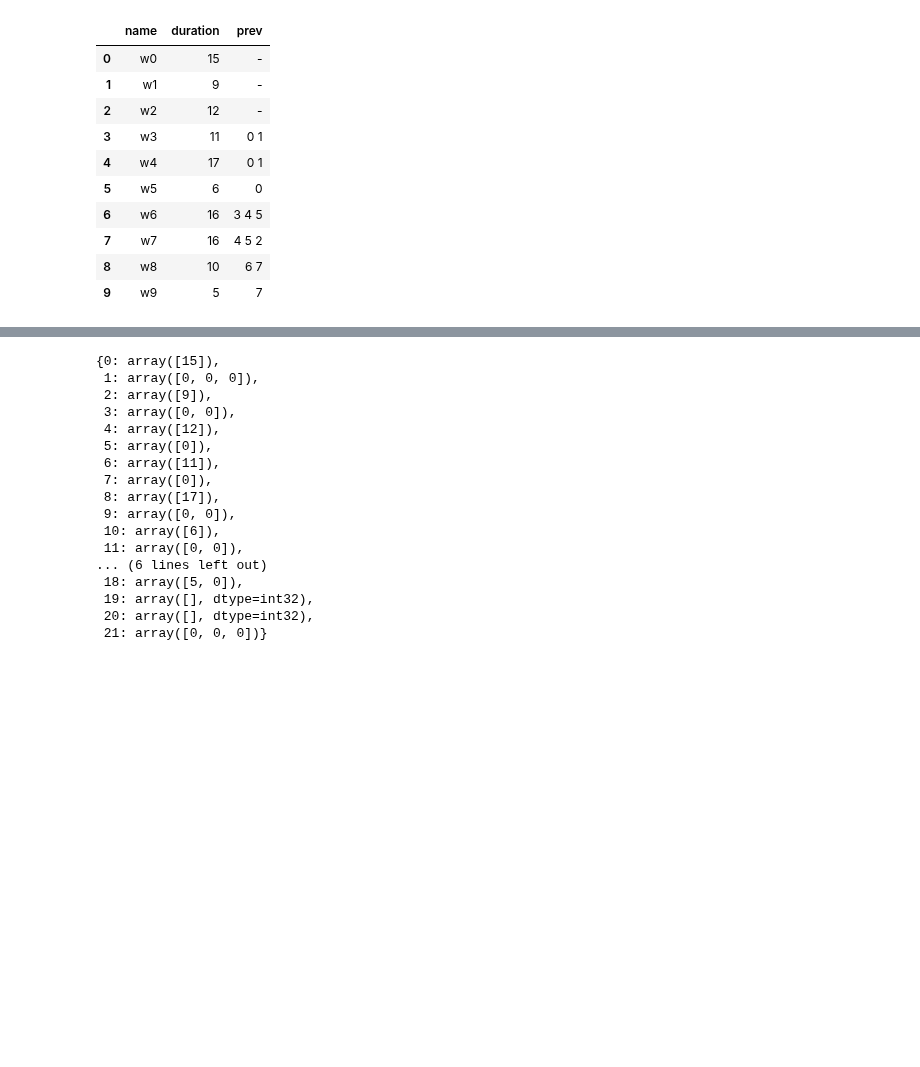
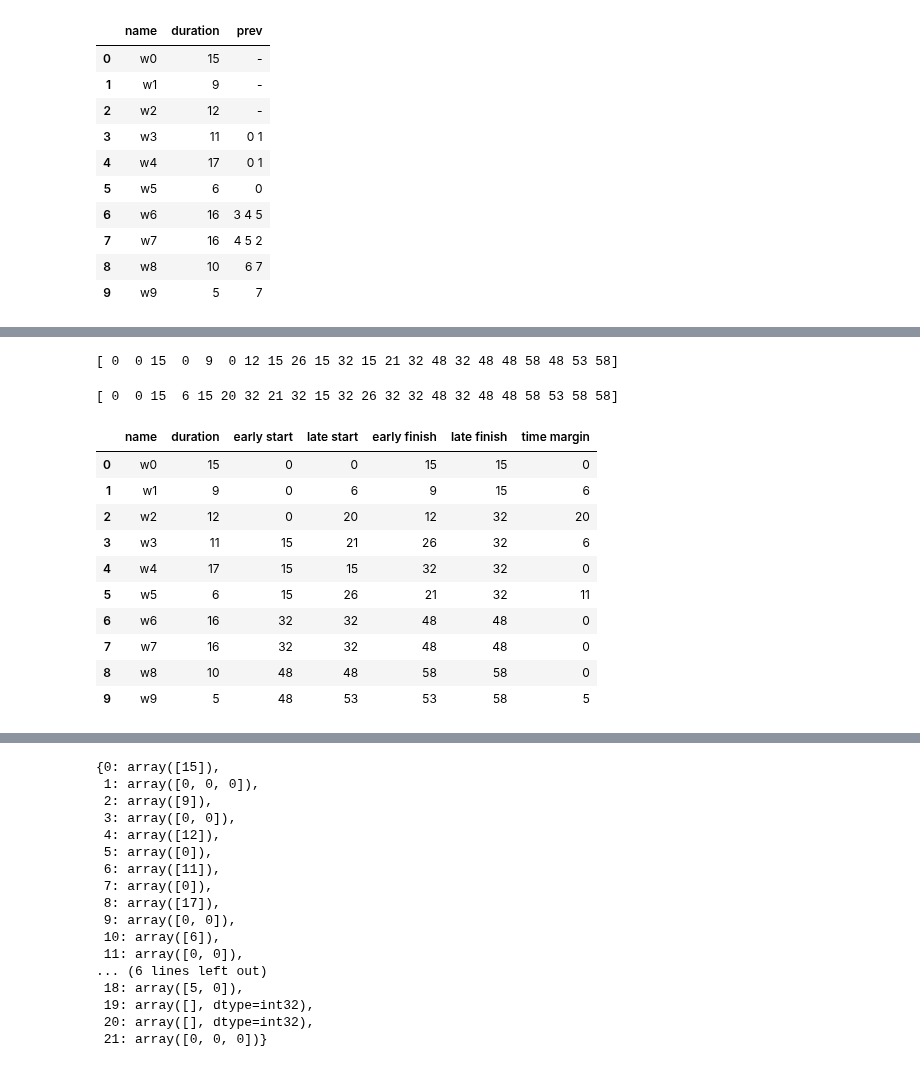
Before and after one commit to SadBattlecruiser/CAD-PLM, a Jupyter notebook: PLM-2/main.ipynb, the cells around one changed output, grey strips where cells are left out. Saved outputs shown, nothing was run; the diff lists cells and outputs as text; code cells hidden in the pictures; blank space fills up the shorter version.

```diff
--- a/PLM-2/Untitled.ipynb
+++ b/PLM-2/main.ipynb
@@ -2,7 +2,8 @@
 import numpy as np
 import pandas as pd
 # %%
-data = pd.read_csv('input.txt', skipinitialspace=True)
+# Считываем входные данные
+data = pd.read_csv('input.csv', skipinitialspace=True)
 data['prev'] = data['prev'].fillna(value='-')
 data
 # %% [output]
@@ -71,0 +75,65 @@ array([[-1, 15, -1, -1, -1, -1, -1, -1, -1, -1, -1, -1, -1, -1, -1, -1,
+# %%
+# К этому моменту граф должен быть топологически отсортирован
+# Т.е. все дуги выходят из вершин с меньшими индексами
+# И входят в вершины с большими
+
+
+# Проходим от начала до конца, находим максимальные пути
+distances = np.full(data.shape[0]*2 + 2, -1)
+distances[0] = 0;
+# Смотрим по очереди все вершины
+for i in range(data.shape[0]*2 + 2):
+    # Путь до текущей берем как максимальную сумму
+    # предыдущего пути + ребра
+    for j in range(i):
+        if (adj_matr[j, i] != -1) and (distances[j] + adj_matr[j, i] > distances[i]):
+            distances[i] = distances[j] + adj_matr[j, i]
+
+# dist_forward_df = pd.DataFrame({'vertex' : range(distances.shape[0]), 'max distance' : distances})
+# dist_forward_df['max distance']
+print(distances)
+# %% [output]
+[ 0  0 15  0  9  0 12 15 26 15 32 15 21 32 48 32 48 48 58 48 53 58]
+# %%
+# Проходим из конца в начало
+# Смотрим по очереди все вершины
+distances_b = np.full(data.shape[0]*2 + 2, distances[-1])
+for i in reversed(range(data.shape[0]*2 + 2)):
+    # Путь до текущей берем как минимум
+    # предыдущего пути и ребра
+    for j in range(i, data.shape[0]*2 + 2):
+        if (adj_matr[i, j] != -1) and (distances[j] - adj_matr[i, j] < distances_b[i]):
+            distances_b[i] = distances_b[j] - adj_matr[i, j]
+
+# dist_backward_df = pd.DataFrame({'vertex' : range(distances_b.shape[0]), 'max distance' : distances_b})
+# dist_backward_df['max distance']
+print(distances_b)
+# %% [output]
+[ 0  0 15  6 15 20 32 21 32 15 32 26 32 32 48 32 48 48 58 53 58 58]
+# %%
+# Выходные данные
+e_sf = distances[1: -1].reshape([data.shape[0], 2])
+l_sf = distances_b[1: -1].reshape([data.shape[0], 2])
+
+out = pd.DataFrame({'name' : data['name'],
+                    'duration' : data['duration'],
+                    'early start' : e_sf[:, 0],
+                    'late start' : l_sf[:, 0],
+                    'early finish' : e_sf[:, 1],
+                    'late finish' : l_sf[:, 1],
+                    'time margin' : l_sf[:, 0] - e_sf[:, 0]})
+
+out.to_csv('out.csv', index=False)
+out
+# %% [output]
+|  | name | duration | early start | late start | early finish | late finish | time margin |
+| 0 | w0 | 15 | 0 | 0 | 15 | 15 | 0 |
+| 1 | w1 | 9 | 0 | 6 | 9 | 15 | 6 |
+| 2 | w2 | 12 | 0 | 20 | 12 | 32 | 20 |
+| 3 | w3 | 11 | 15 | 21 | 26 | 32 | 6 |
+| 4 | w4 | 17 | 15 | 15 | 32 | 32 | 0 |
+| 5 | w5 | 6 | 15 | 26 | 21 | 32 | 11 |
+| 6 | w6 | 16 | 32 | 32 | 48 | 48 | 0 |
+| 7 | w7 | 16 | 32 | 32 | 48 | 48 | 0 |
+| 8 | w8 | 10 | 48 | 48 | 58 | 58 | 0 |
+| 9 | w9 | 5 | 48 | 53 | 53 | 58 | 5 |
```
Also changed, not shown: parts of 4 cells of this notebook, 5 other files.
